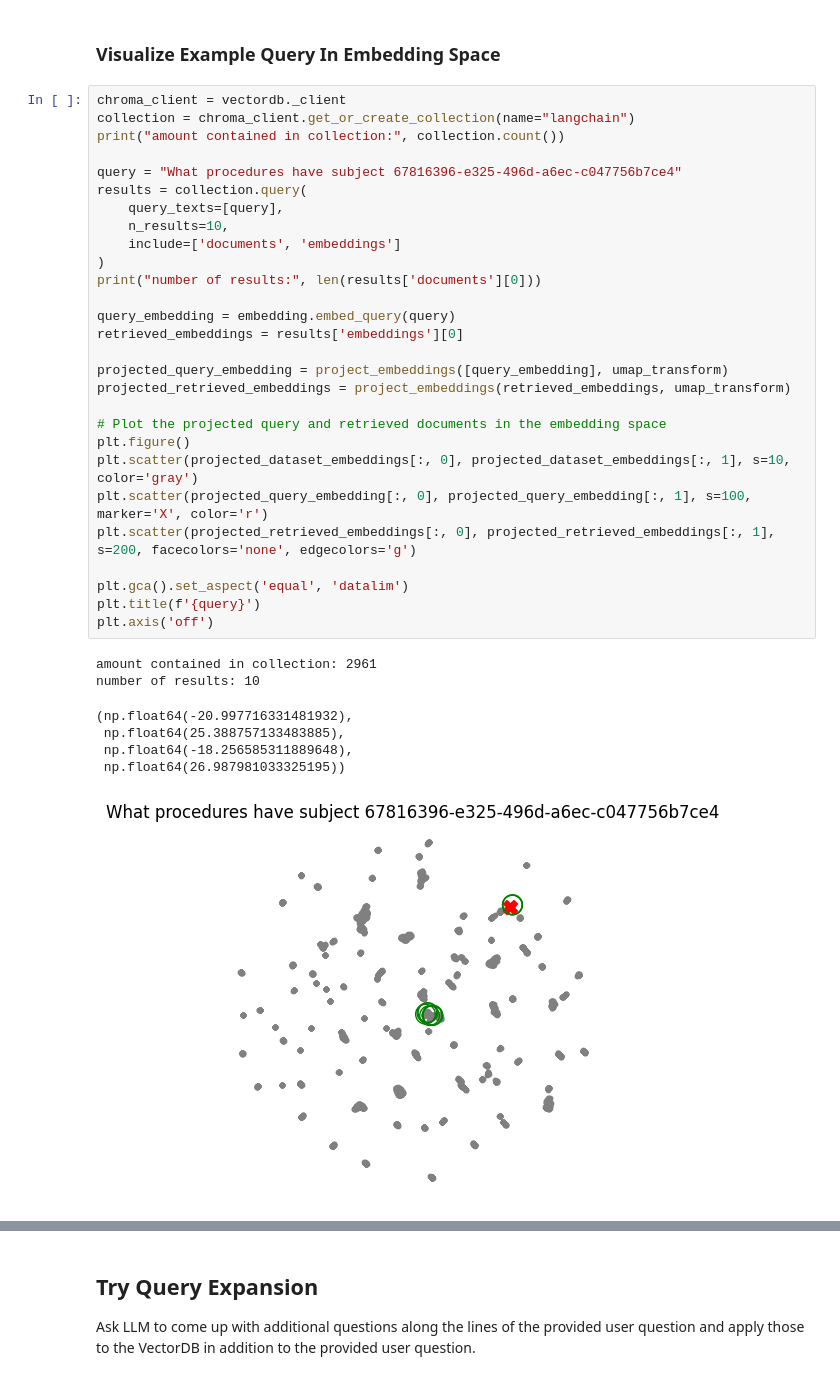
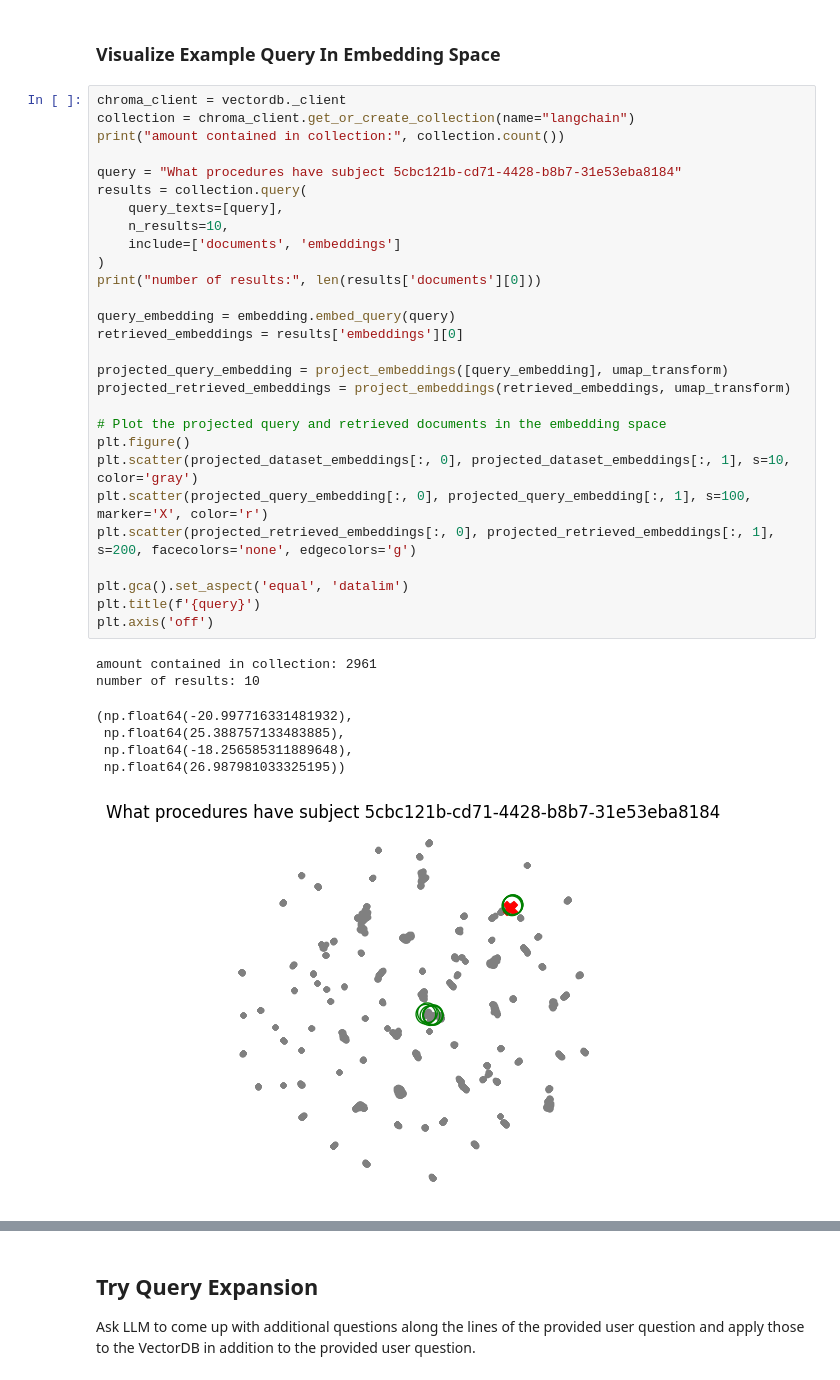
Before and after one commit to peterdobbs77/agentic-healthcare-analytics, a Jupyter notebook: FHIR_RAG/1_try_advanced_retrieval_techniques.ipynb, the cells around one changed output, grey strips where cells are left out. Saved outputs shown, nothing was run; the diff lists cells and outputs as text.

Commit message:
changing query to be for patient I know is actually in the set

```diff
--- a/FHIR_RAG/1_try_advanced_retrieval_techniques.ipynb
+++ b/FHIR_RAG/1_try_advanced_retrieval_techniques.ipynb
@@ -105,35 +105,35 @@ chroma_client = vectordb._client
 collection = chroma_client.get_or_create_collection(name="langchain")
 print("amount contained in collection:", collection.count())
 
-query = "What procedures have subject 67816396-e325-496d-a6ec-c047756b7ce4"
+query = "What procedures have subject 5cbc121b-cd71-4428-b8b7-31e53eba8184"
 results = collection.query(
     query_texts=[query],
     n_results=10,
     include=['documents', 'embeddings']
 )
 print("number of results:", len(results['documents'][0]))
 
 query_embedding = embedding.embed_query(query)
 retrieved_embeddings = results['embeddings'][0]
 
 projected_query_embedding = project_embeddings([query_embedding], umap_transform)
 projected_retrieved_embeddings = project_embeddings(retrieved_embeddings, umap_transform)
 
 # Plot the projected query and retrieved documents in the embedding space
 plt.figure()
 plt.scatter(projected_dataset_embeddings[:, 0], projected_dataset_embeddings[:, 1], s=10, color='gray')
 plt.scatter(projected_query_embedding[:, 0], projected_query_embedding[:, 1], s=100, marker='X', color='r')
 plt.scatter(projected_retrieved_embeddings[:, 0], projected_retrieved_embeddings[:, 1], s=200, facecolors='none', edgecolors='g')
 
 plt.gca().set_aspect('equal', 'datalim')
 plt.title(f'{query}')
 plt.axis('off')
 # %% [output]
 amount contained in collection: 2961
 number of results: 10
 (np.float64(-20.997716331481932),
  np.float64(25.388757133483885),
  np.float64(-18.256585311889648),
  np.float64(26.987981033325195))
-[figure, old version]
+[figure, new version]
 # %% [markdown]
```
Also changed, not shown: parts of 3 cells of this notebook.
